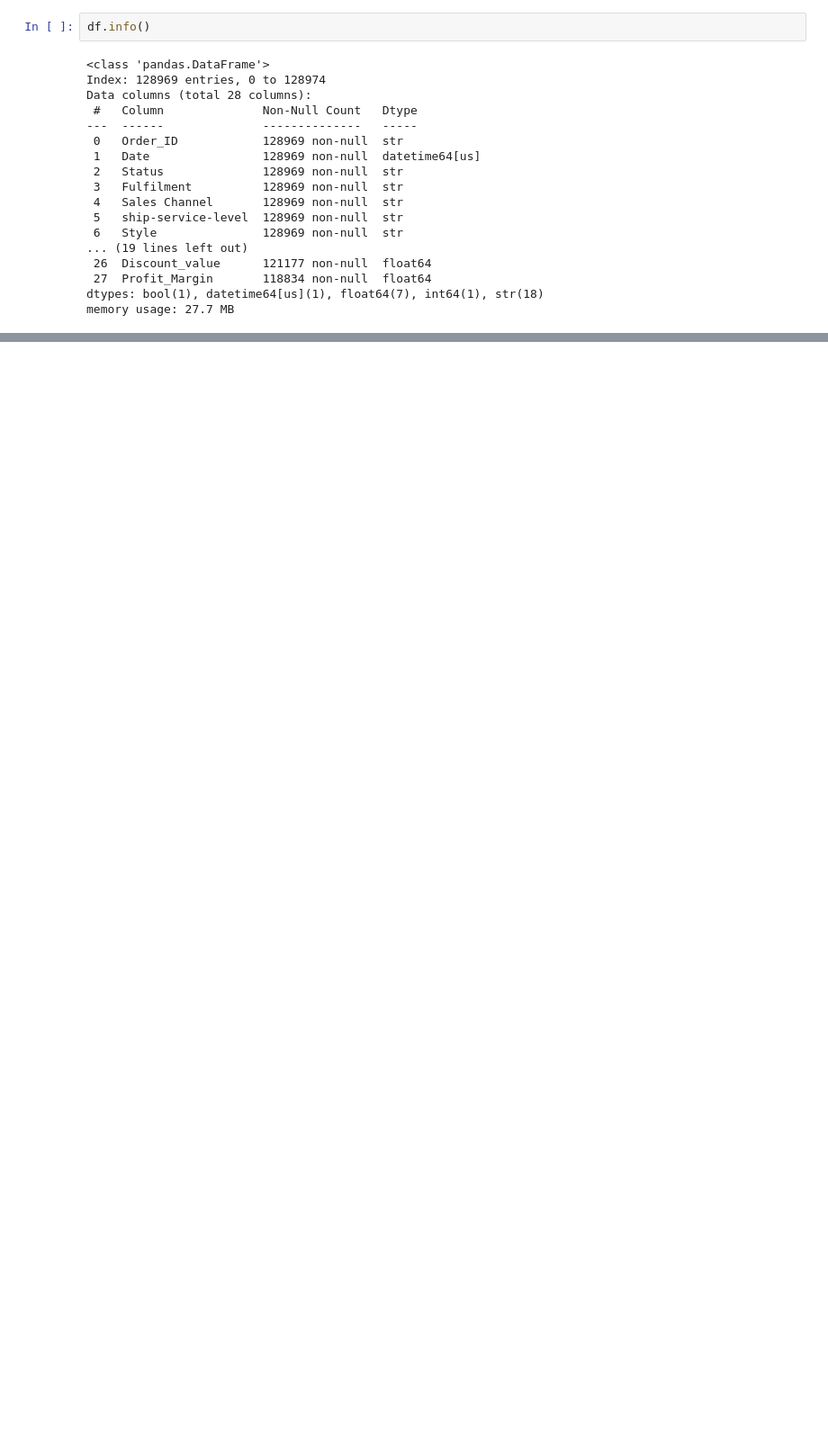
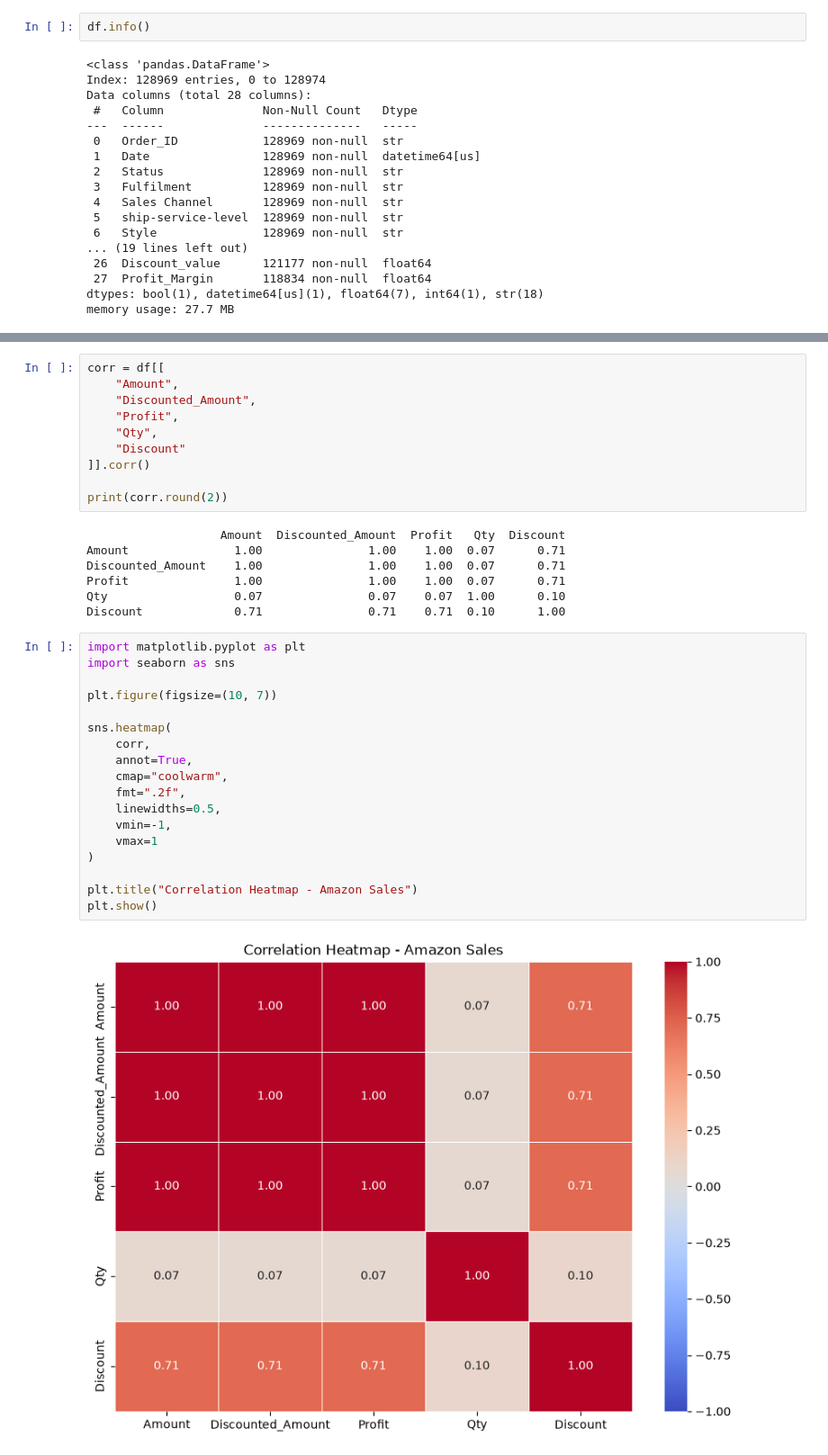
Before and after one commit to Bittukrrsharmaa/amzon-data-, a Jupyter notebook: amzon.ipynb, the cells around one changed output, grey strips where cells are left out. Shown at 90% size. Saved outputs shown, nothing was run; the diff lists cells and outputs as text; blank space fills up the shorter version.

```diff
--- a/amzon.ipynb
+++ b/amzon.ipynb
@@ -3825,0 +4137,37 @@ memory usage: 27.7 MB
+# %%
+corr = df[[
+    "Amount",
+    "Discounted_Amount",
+    "Profit",
+    "Qty",
+    "Discount"
+]].corr()
+
+print(corr.round(2))
+# %% [output]
+                   Amount  Discounted_Amount  Profit   Qty  Discount
+Amount               1.00               1.00    1.00  0.07      0.71
+Discounted_Amount    1.00               1.00    1.00  0.07      0.71
+Profit               1.00               1.00    1.00  0.07      0.71
+Qty                  0.07               0.07    0.07  1.00      0.10
+Discount             0.71               0.71    0.71  0.10      1.00
+# %%
+import matplotlib.pyplot as plt
+import seaborn as sns
+
+plt.figure(figsize=(10, 7))
+
+sns.heatmap(
+    corr,
+    annot=True,
+    cmap="coolwarm",
+    fmt=".2f",
+    linewidths=0.5,
+    vmin=-1,
+    vmax=1
+)
+
+plt.title("Correlation Heatmap - Amazon Sales")
+plt.show()
+# %% [output]
+[figure, added]
```
Also changed, not shown: parts of 17 cells of this notebook.
